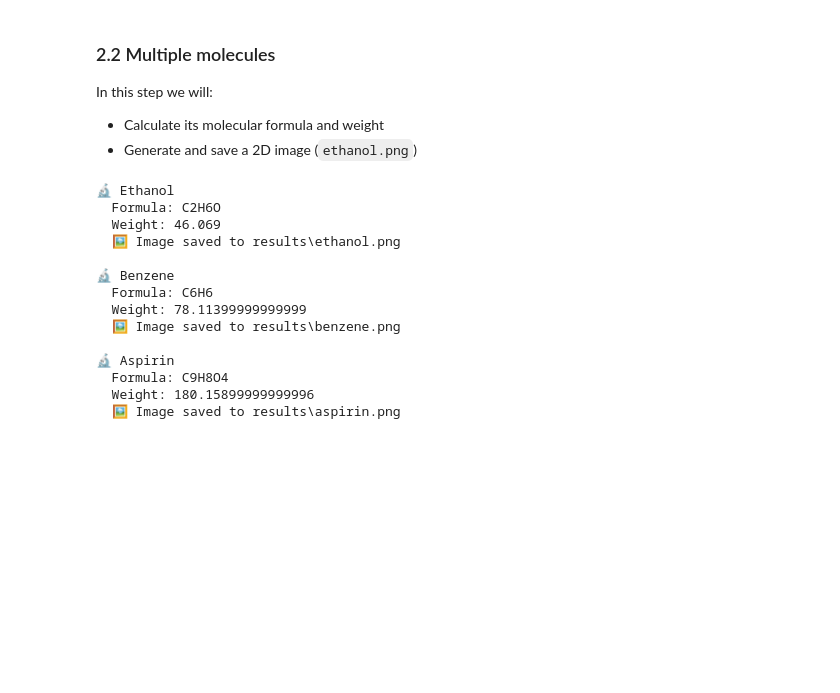
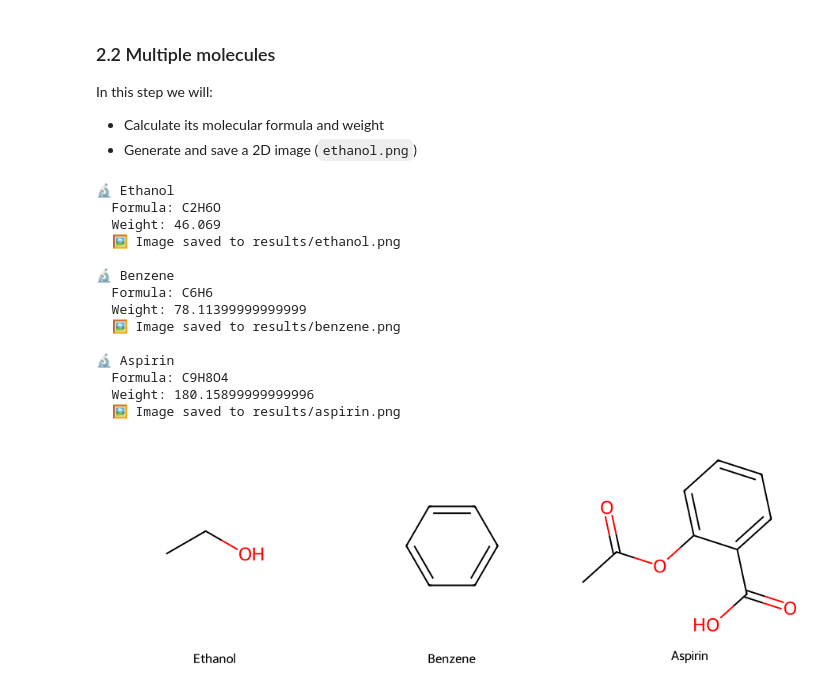
Before and after one commit to MACHARODRIGO/04-protein-ligand-genomegym-beginner, a Jupyter notebook: protein_ligand_beginner.ipynb, the cells around one changed output. Drawn from its saved outputs; the diff is of its cells as text; code cells hidden in the pictures; blank space fills up the shorter version.

```diff
--- a/protein_ligand_beginner.ipynb
+++ b/protein_ligand_beginner.ipynb
@@ -219,34 +224,49 @@ smiles_dict = {
     "Benzene": "c1ccccc1",
     "Aspirin": "CC(=O)OC1=CC=CC=C1C(=O)O"
 }
 
+# Lists to store molecules and names for final visualization
+mols = []
+names = []
+
 for name, smi in smiles_dict.items():
     mol = Chem.MolFromSmiles(smi)
     if mol is None:
         print(f"\n❌ Could not load {name} (invalid SMILES)")
         continue
 
+    # If the molecule is loaded successfully, add it to the lists
+    mols.append(mol)
+    names.append(name)
+
+    # Print molecular properties (as in your original code)
     print(f"\n🔬 {name}")
     print("  Formula:", rdMolDescriptors.CalcMolFormula(mol))
     print("  Weight:", Descriptors.MolWt(mol))
 
-    # Save image to results folder
+    # Save the individual image (as in your original code)
     img_file = f"{name.lower()}.png"
     img_path = os.path.join(RESULTS_DIR, img_file)
     Draw.MolToFile(mol, img_path, size=(300, 300))
     print(f"  🖼️ Image saved to {img_path}")
+
+# Display all molecules in a single row in the notebook
+if mols:
+    grid_img = Draw.MolsToGridImage(mols, molsPerRow=len(mols), subImgSize=(300, 300), legends=names)
+    display(grid_img)
 # %% [output]
 🔬 Ethanol
   Formula: C2H6O
   Weight: 46.069
-  🖼️ Image saved to results\ethanol.png
+  🖼️ Image saved to results/ethanol.png
 
 🔬 Benzene
   Formula: C6H6
   Weight: 78.11399999999999
-  🖼️ Image saved to results\benzene.png
+  🖼️ Image saved to results/benzene.png
 
 🔬 Aspirin
   Formula: C9H8O4
   Weight: 180.15899999999996
-  🖼️ Image saved to results\aspirin.png
+  🖼️ Image saved to results/aspirin.png
+[figure, added]
```
Also changed, not shown: parts of 10 cells of this notebook.
